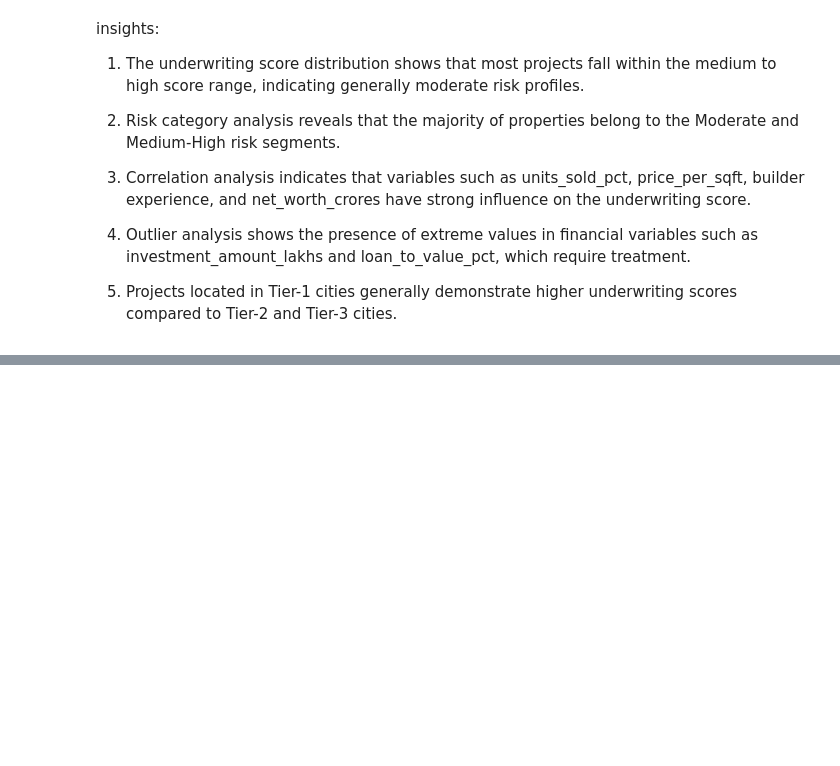
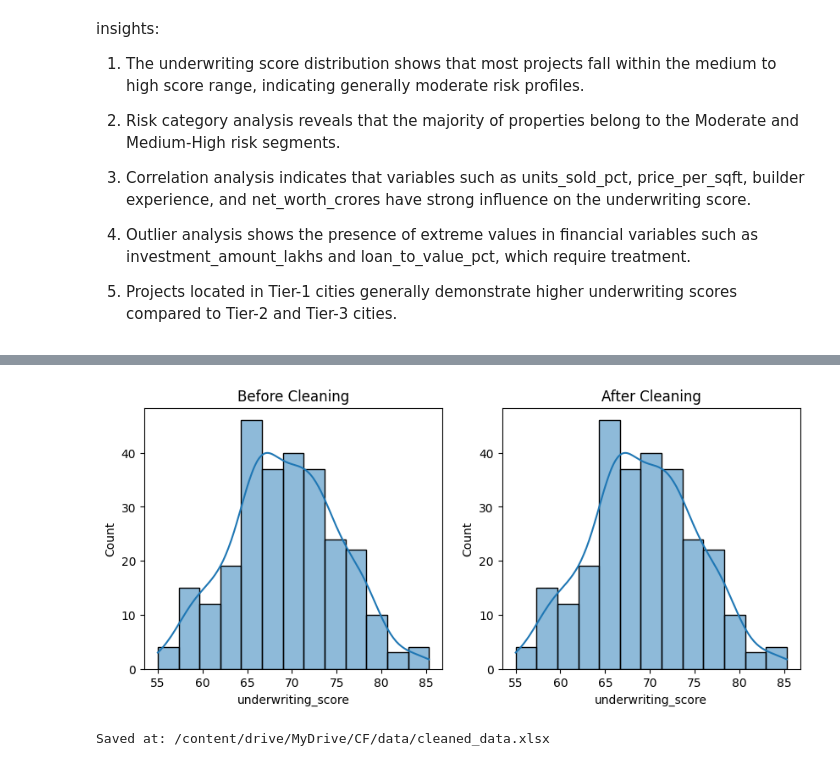
Before and after one commit to tanjiro-01/cf_realestate, a Jupyter notebook: real_estate_cf.ipynb, the cells around one changed output, grey strips where cells are left out. Cells and saved outputs as stored; diff of their text form; code cells hidden in the pictures; blank space fills up the shorter version.

Commit message:
did basic data cleaning

```diff
--- a/real_estate_cf.ipynb
+++ b/real_estate_cf.ipynb
@@ -236,0 +242,3 @@ insights:
+# %%
+
+df_raw = df.copy()
@@ -236,0 +272,11 @@ insights:
+# %%
+df["builder_experience_score"] = (
+    df["builder_years_in_business"] * df["projects_completed"]
+)
+
+df["price_market_ratio"] = (
+    df["price_per_sqft"] / df["market_avg_price_sqft"]
+)
+# %%
+for col in num_cols:
+    df[col] = df[col].fillna(df[col].median())
@@ -236,0 +297,22 @@ insights:
+# %%
+plt.figure(figsize=(10,4))
+
+plt.subplot(1,2,1)
+sns.histplot(df_raw["underwriting_score"], kde=True)
+plt.title("Before Cleaning")
+
+plt.subplot(1,2,2)
+sns.histplot(df["underwriting_score"], kde=True)
+plt.title("After Cleaning")
+
+plt.show()
+# %% [output]
+[figure, added]
+# %%
+cleaned_path = "/content/drive/MyDrive/CF/data/cleaned_data.xlsx"
+
+df.to_excel(cleaned_path, index=False)
+
+print("Saved at:", cleaned_path)
+# %% [output]
+Saved at: /content/drive/MyDrive/CF/data/cleaned_data.xlsx
```
Also changed, not shown: parts of 9 cells of this notebook.
